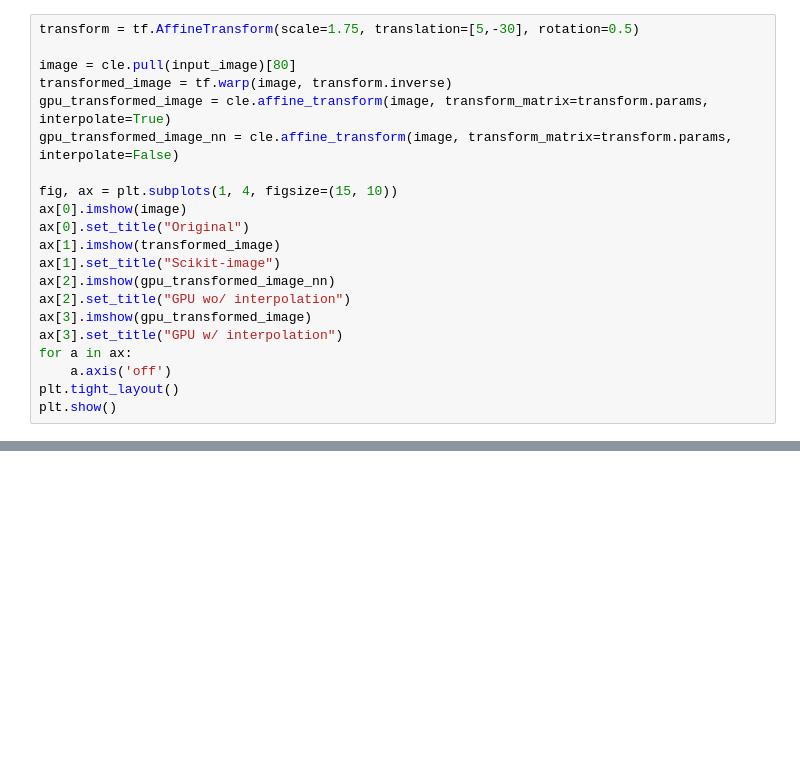
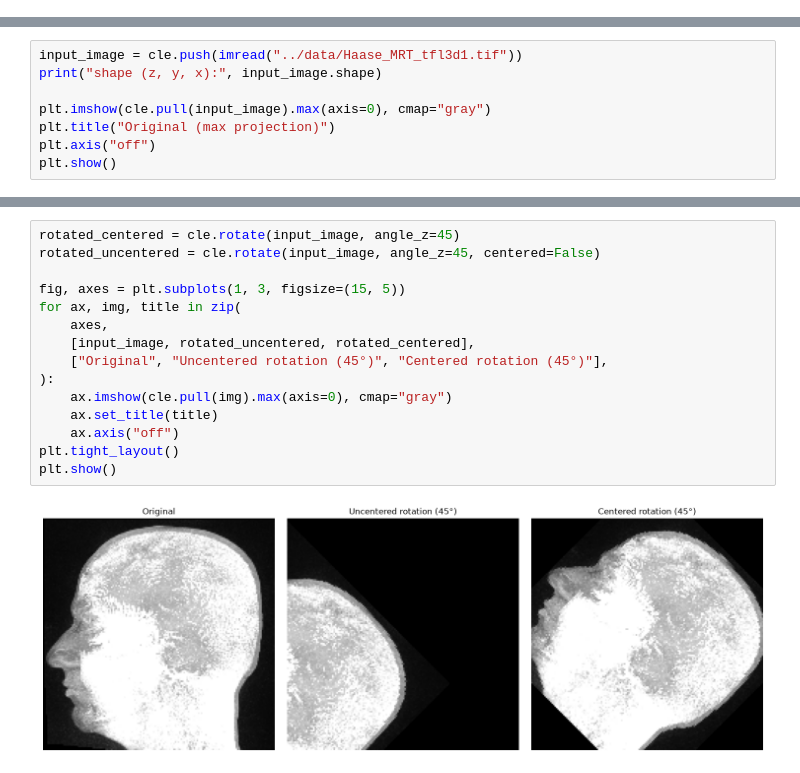
Before and after one commit to clEsperanto/pyclesperanto, a Jupyter notebook: docs/demos/examples/image_affine_transforms.ipynb, the cells around one changed output, grey strips where cells are left out. Saved outputs shown, nothing was run; the diff lists cells and outputs as text; blank space fills up the shorter version.

```diff
--- a/docs/demos/examples/image_affine_transforms.ipynb
+++ b/docs/demos/examples/image_affine_transforms.ipynb
@@ -172,21 +0,0 @@ pyclesperanto transformation operation comes with two different interpolation op
-# %%
-transform = tf.AffineTransform(scale=1.75, translation=[5,-30], rotation=0.5)
-
-image = cle.pull(input_image)[80]
-transformed_image = tf.warp(image, transform.inverse)
-gpu_transformed_image = cle.affine_transform(image, transform_matrix=transform.params, interpolate=True)
-gpu_transformed_image_nn = cle.affine_transform(image, transform_matrix=transform.params, interpolate=False)
-
-fig, ax = plt.subplots(1, 4, figsize=(15, 10))
-ax[0].imshow(image)
-ax[0].set_title("Original")
-ax[1].imshow(transformed_image)
-ax[1].set_title("Scikit-image")
-ax[2].imshow(gpu_transformed_image_nn)
-ax[2].set_title("GPU wo/ interpolation")
-ax[3].imshow(gpu_transformed_image)
-ax[3].set_title("GPU w/ interpolation")
-for a in ax:
-    a.axis('off')
-plt.tight_layout()
-plt.show()
@@ -194,0 +43,8 @@ plt.show()
+# %%
+input_image = cle.push(imread("../data/Haase_MRT_tfl3d1.tif"))
+print("shape (z, y, x):", input_image.shape)
+
+plt.imshow(cle.pull(input_image).max(axis=0), cmap="gray")
+plt.title("Original (max projection)")
+plt.axis("off")
+plt.show()
@@ -194,0 +66,17 @@ plt.show()
+# %%
+rotated_centered = cle.rotate(input_image, angle_z=45)
+rotated_uncentered = cle.rotate(input_image, angle_z=45, centered=False)
+
+fig, axes = plt.subplots(1, 3, figsize=(15, 5))
+for ax, img, title in zip(
+    axes,
+    [input_image, rotated_uncentered, rotated_centered],
+    ["Original", "Uncentered rotation (45°)", "Centered rotation (45°)"],
+):
+    ax.imshow(cle.pull(img).max(axis=0), cmap="gray")
+    ax.set_title(title)
+    ax.axis("off")
+plt.tight_layout()
+plt.show()
+# %% [output]
+[figure, added]
```
Also changed, not shown: parts of 40 cells of this notebook, 5 other files.
